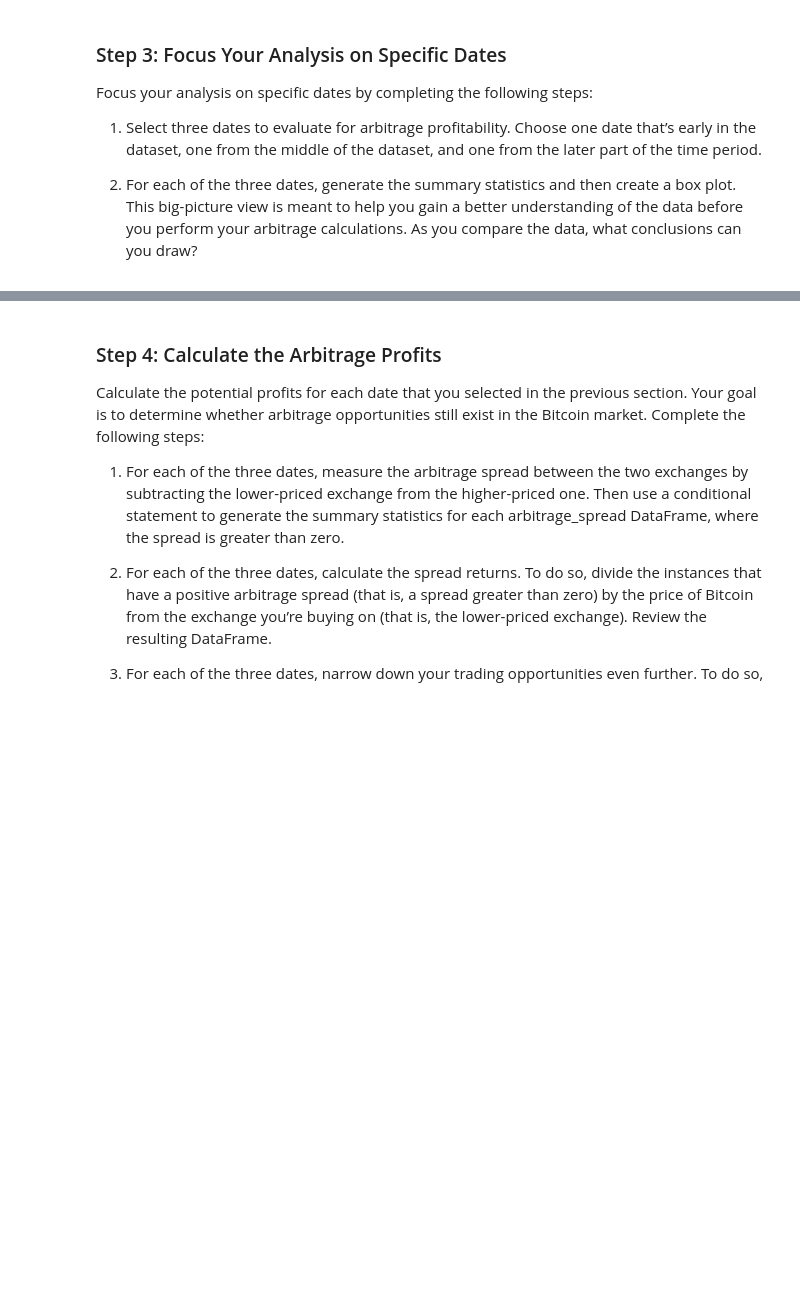
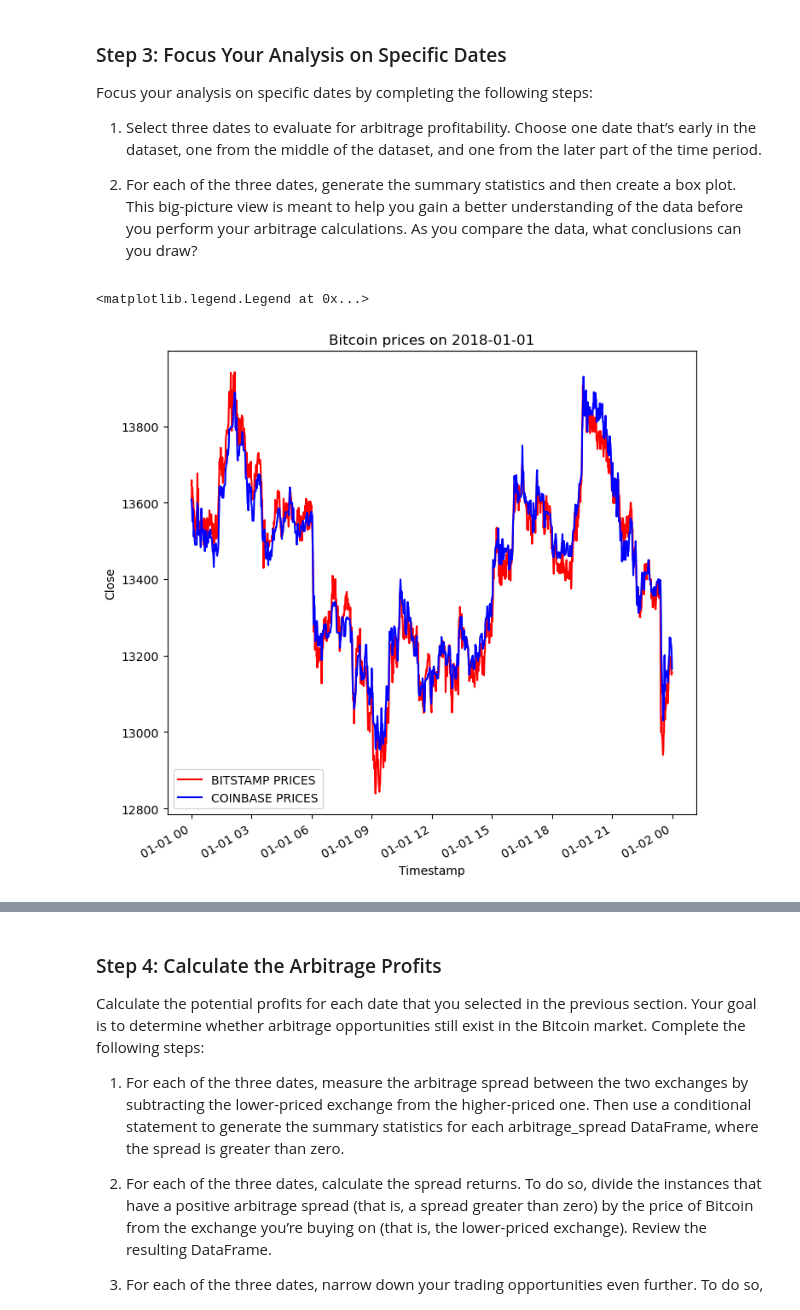
Before and after one commit to greg-krulin/Challenge3, a Jupyter notebook: crypto_arbitrage.ipynb, the cells around one changed output, grey strips where cells are left out. Saved outputs shown, nothing was run; the diff lists cells and outputs as text; code cells hidden in the pictures; blank space fills up the shorter version.

```diff
--- a/crypto_arbitrage.ipynb
+++ b/crypto_arbitrage.ipynb
@@ -295,7 +297,13 @@ Focus your analysis on specific dates by completing the following steps:
 # %%
 # Create an overlay plot that visualizes the two dataframes over a period of one day early in the dataset.
 # Be sure that the plots include the parameters `legend`, `figsize`, `title`, `color` and `label`
 # YOUR CODE HERE
+ax = bitstamp.loc['2018-01-01','Close'].plot(figsize = (8,8), color = 'Red', title ="Bitcoin prices on 2018-01-01", ylabel = "Close")
+coinbase.loc['2018-01-01','Close'].plot(ax=ax, color = 'Blue')
+ax.legend(['BITSTAMP PRICES', 'COINBASE PRICES'])
+# %% [output]
+<matplotlib.legend.Legend at 0x...>
+[figure, added]
 # %%
 # Using the early date that you have selected, calculate the arbitrage spread
 # by subtracting the bitstamp lower closing prices from the coinbase higher closing prices
```
Also changed, not shown: parts of 13 cells of this notebook.
